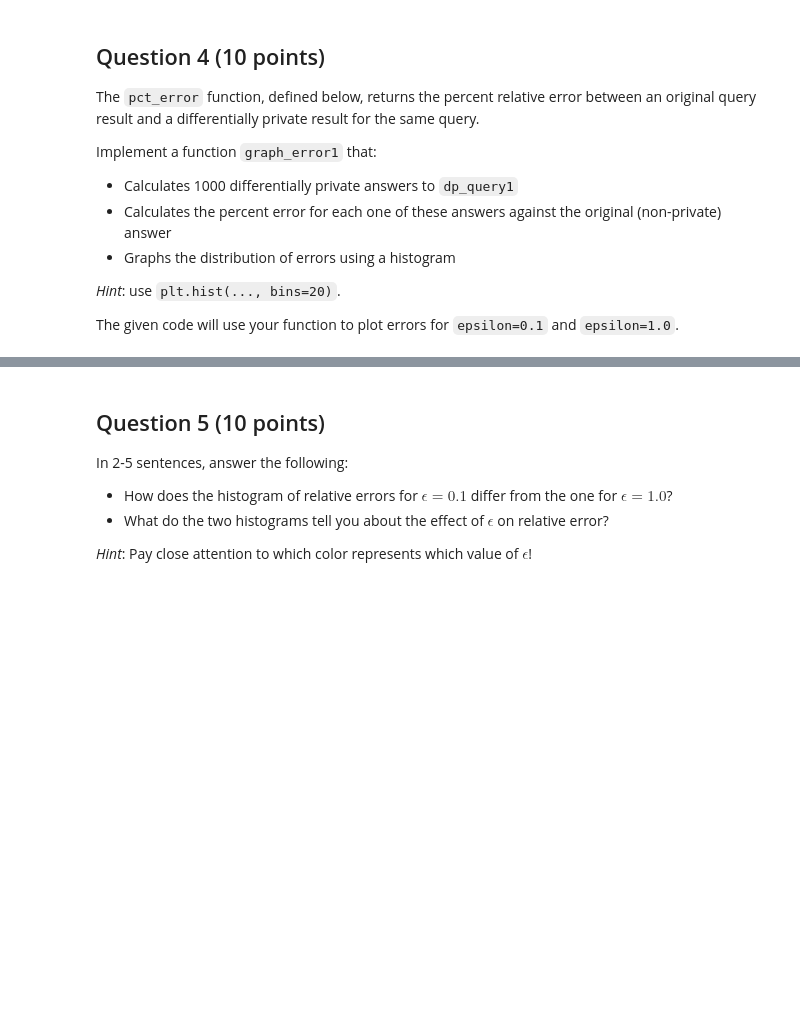
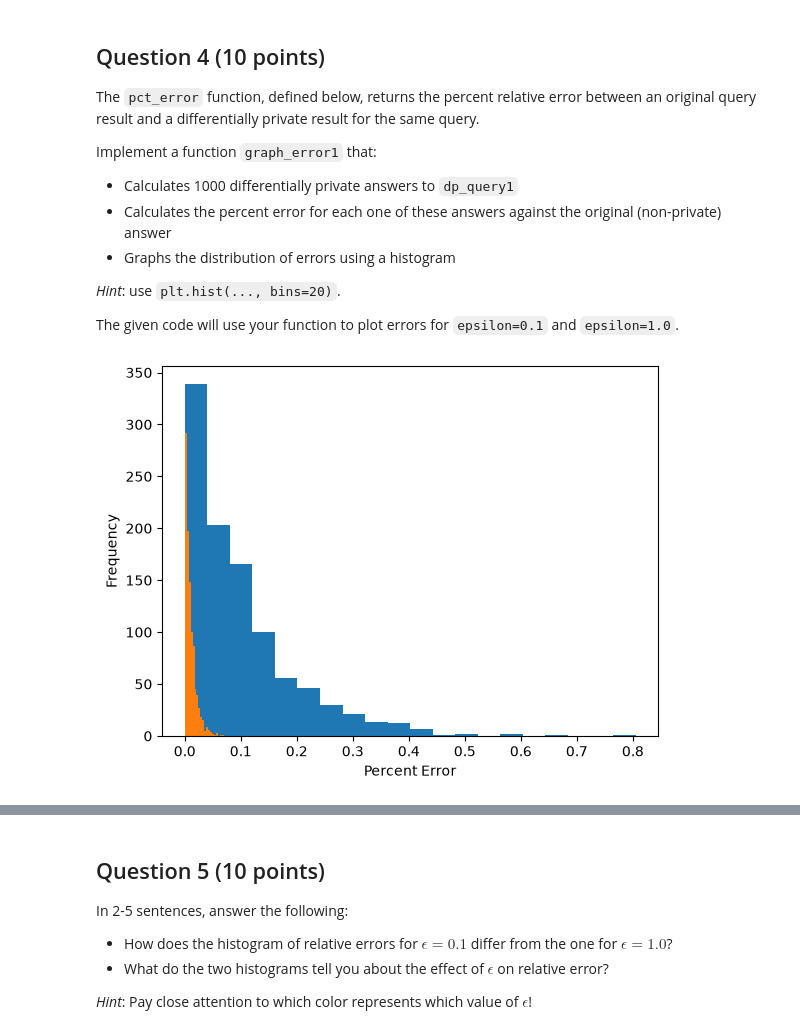
Before and after one commit to Everbeek17/cs5110-data-privacy, a Jupyter notebook: homework/CS3110_HW_3.ipynb, the cells around one changed output, grey strips where cells are left out. Cells and saved outputs as stored; diff of their text form; code cells hidden in the pictures; blank space fills up the shorter version.

```diff
--- a/homework/CS3110_HW_3.ipynb
+++ b/homework/CS3110_HW_3.ipynb
@@ -65,7 +69,8 @@ alongside it.
 Use the implementation of `laplace_mech` to produce a differentially private answer to `query1`, with `epsilon = 0.1`.
 # %%
 def dp_query1(epsilon):
-    return query1() + np.random.laplace(loc=0, scale=1 / epsilon)
+    sensitivity = 1  # as figured out in the previous question
+    return laplace_mech(query1(), sensitivity, epsilon)
 
 
 dp_query1(0.1)
@@ -93,14 +98,26 @@ The given code will use your function to plot errors for `epsilon=0.1` and `epsi
 # %%
 def pct_error(orig, priv):
     return np.abs(orig - priv) / orig * 100.0
-# %%
-def graph_error1(epsilon):
-    # YOUR CODE HERE
-    raise NotImplementedError()
-
-
-graph_error1(0.1)
-graph_error1(1.0)
+# %%
+def graph_error1(epsilon):
+    # Calculate dp_query1 1000 times and save the results
+    results = [dp_query1(epsilon) for _ in range(1000)]
+
+    # Calculate the percent error using the original query1 result and the
+    # function defined above
+    percent_errors = pct_error(query1(), np.array(results))
+
+    # Graph the distribution using a histogram
+    plt.hist(percent_errors, bins=20)
+    plt.xlabel("Percent Error")
+    plt.ylabel("Frequency")
+    # plt.show()
+
+
+graph_error1(0.1)
+graph_error1(1.0)
+# %% [output]
+[figure, added]
 # %%
 error_spec = (
     100.0 * np.abs(np.random.laplace(loc=0, scale=1, size=1000)) / query1()
```
Also changed, not shown: parts of 11 cells of this notebook.
